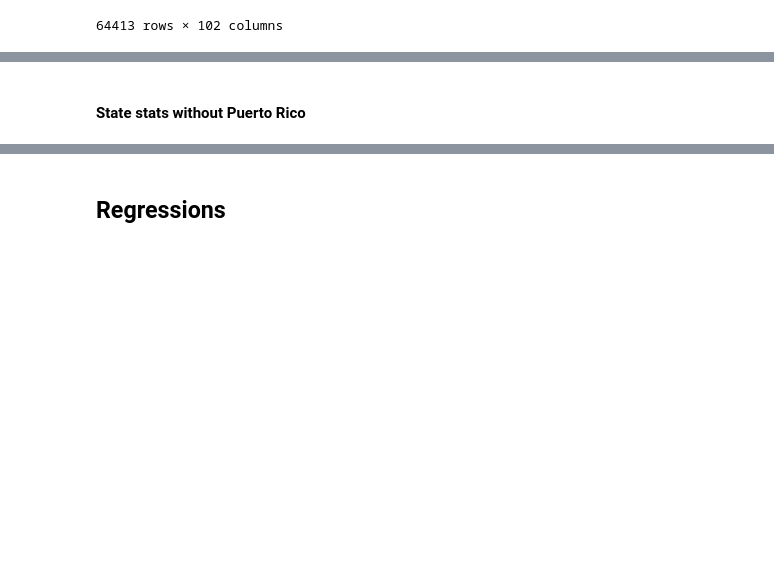
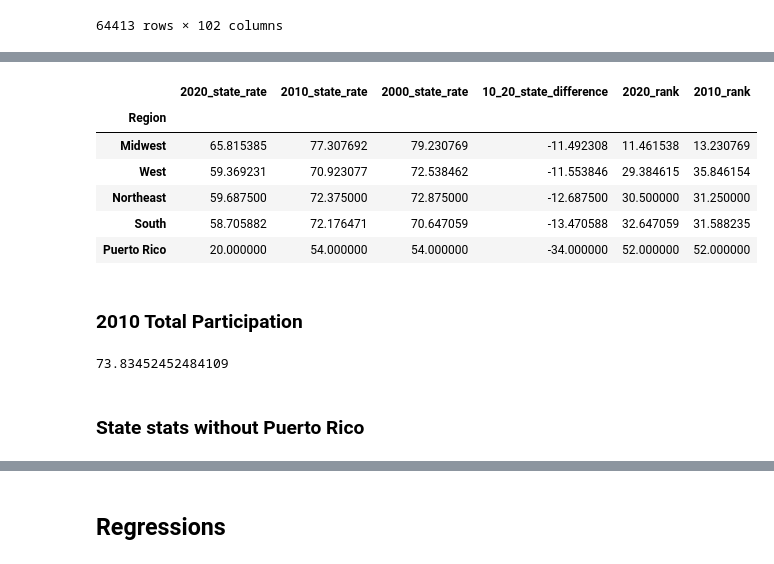
Before and after one commit to tdiffendal/USAT, a Jupyter notebook: Copy_of_census_responses.ipynb, the cells around one changed output, grey strips where cells are left out. Drawn from its saved outputs; the diff is of its cells as text; code cells hidden in the pictures; blank space fills up the shorter version.

```diff
--- a/Copy_of_census_responses.ipynb
+++ b/Copy_of_census_responses.ipynb
@@ -494,8 +514,24 @@ df.mean(axis=0)['2020_state_rate']
 # %%
 # average difference by region
-states_merged.groupby('Region').mean().sort_values(by='10_20_state_difference', ascending=False)
+states.groupby('Region').mean().sort_values(by='10_20_state_difference', ascending=False)
+# %% [output]
+|  | 2020_state_rate | 2010_state_rate | 2000_state_rate | 10_20_state_difference | 2020_rank | 2010_rank |
+| Region |  |  |  |  |  |  |
+| Midwest | 65.815385 | 77.307692 | 79.230769 | -11.492308 | 11.461538 | 13.230769 |
+| West | 59.369231 | 70.923077 | 72.538462 | -11.553846 | 29.384615 | 35.846154 |
+| Northeast | 59.687500 | 72.375000 | 72.875000 | -12.687500 | 30.500000 | 31.250000 |
+| South | 58.705882 | 72.176471 | 70.647059 | -13.470588 | 32.647059 | 31.588235 |
+| Puerto Rico | 20.000000 | 54.000000 | 54.000000 | -34.000000 | 52.000000 | 52.000000 |
+# %% [markdown]
+### 2010 Total Participation
+# %%
+states['2010_state_rate'].mean()   #72.83%
+df['2010_state_rate'].mean()
+#df['2010_tract_rate'].mean()  #67.79%
+# %% [output]
+73.83452452484109
 # %% [markdown]
-#### State stats without Puerto Rico
+### State stats without Puerto Rico
 # %%
 no_pr = states[states.State != 'Puerto Rico']
 
```
Also changed, not shown: parts of 43 cells of this notebook.
